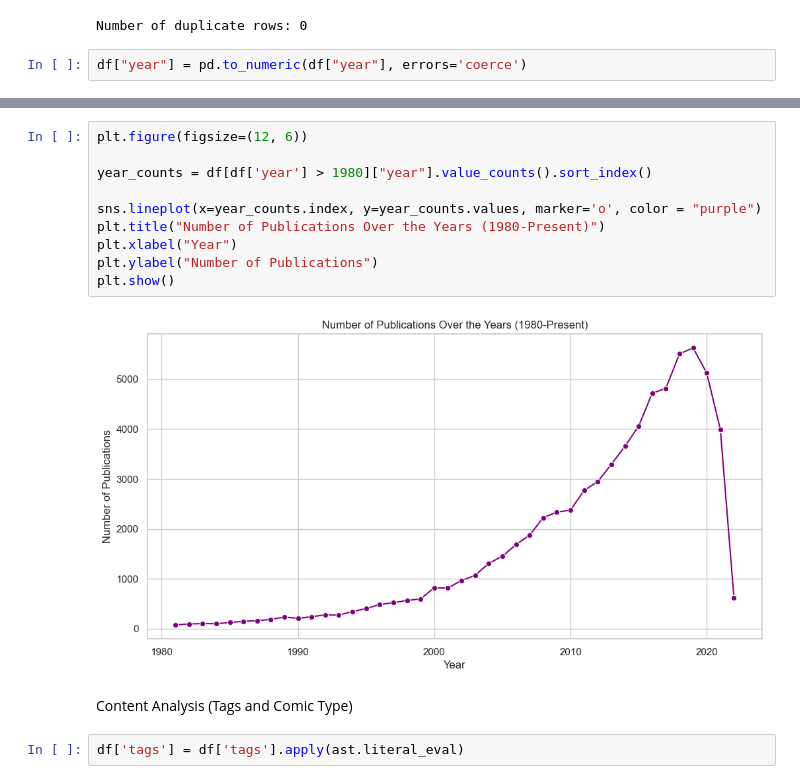
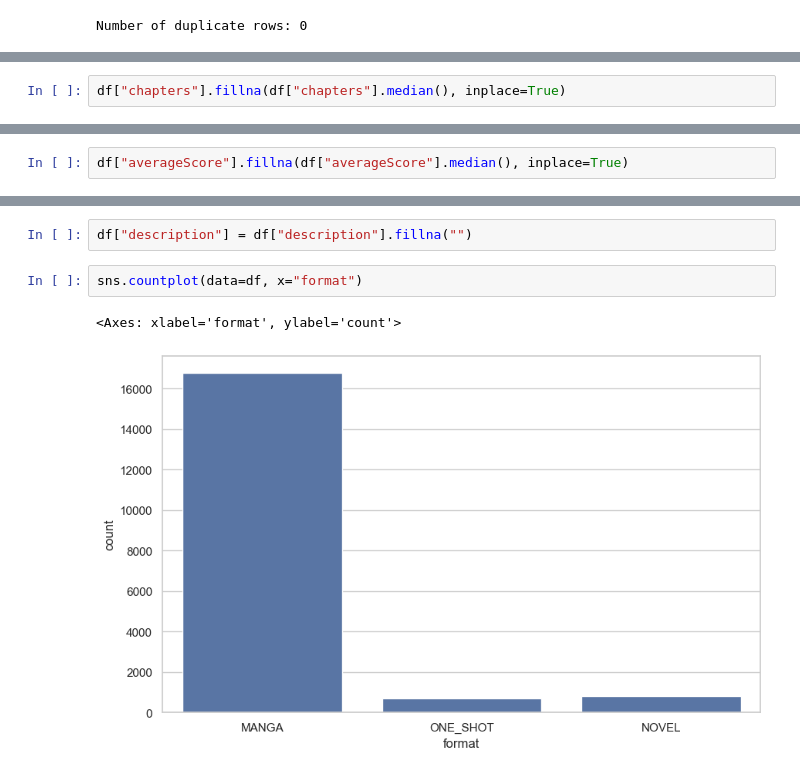
Before and after one commit to rslwnyx/Webtoon_Reccomendation, a Jupyter notebook: notebooks/eda.ipynb, the cells around one changed output, grey strips where cells are left out. Saved outputs shown, nothing was run; the diff lists cells and outputs as text.

```diff
--- a/notebooks/eda.ipynb
+++ b/notebooks/eda.ipynb
@@ -84,5 +110,3 @@ duplicates = df.duplicated().sum()
 print("Number of duplicate rows:", duplicates)
 # %% [output]
 Number of duplicate rows: 0
-# %%
-df["year"] = pd.to_numeric(df["year"], errors='coerce')
@@ -101,0 +113,2 @@ Year Distribution
+# %%
+df["chapters"].fillna(df["chapters"].median(), inplace=True)
@@ -101,0 +122,2 @@ Year Distribution
+# %%
+df["averageScore"].fillna(df["averageScore"].median(), inplace=True)
@@ -102,16 +131,7 @@ Year Distribution
+# %%
+df["description"] = df["description"].fillna("")
 # %%
-plt.figure(figsize=(12, 6))
-
-year_counts = df[df['year'] > 1980]["year"].value_counts().sort_index()
-
-sns.lineplot(x=year_counts.index, y=year_counts.values, marker='o', color = "purple")
-plt.title("Number of Publications Over the Years (1980-Present)")
-plt.xlabel("Year")
-plt.ylabel("Number of Publications")
-plt.show()
+sns.countplot(data=df, x="format")
 # %% [output]
+<Axes: xlabel='format', ylabel='count'>
-[figure, old version]
+[figure, new version]
-# %% [markdown]
-Content Analysis (Tags and Comic Type)
-# %%
-df['tags'] = df['tags'].apply(ast.literal_eval)
```
Also changed, not shown: parts of 24 cells of this notebook, 11 other files.
